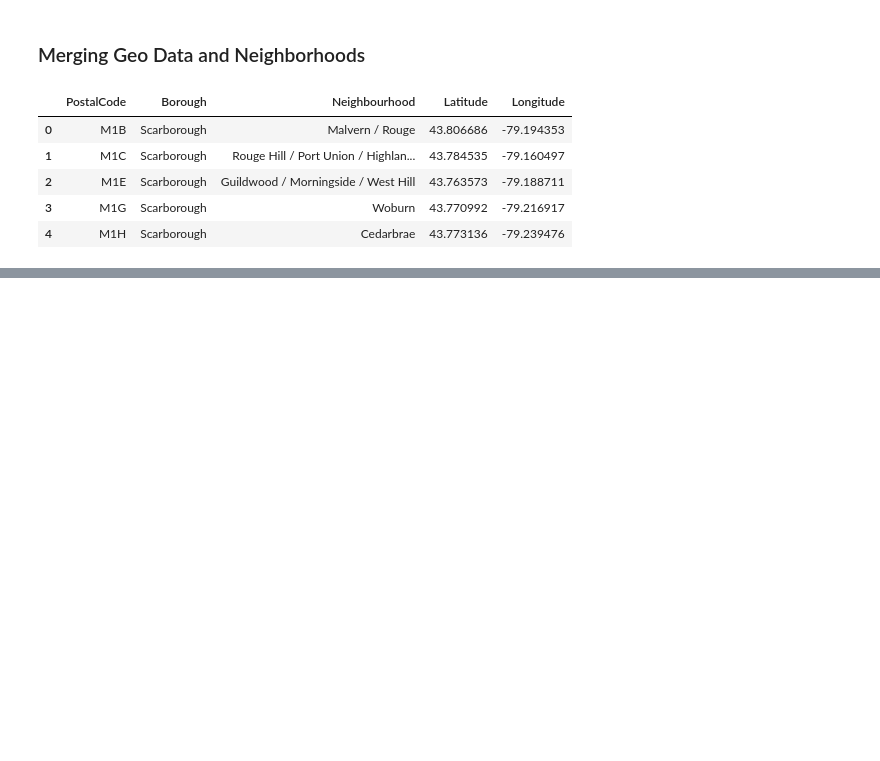
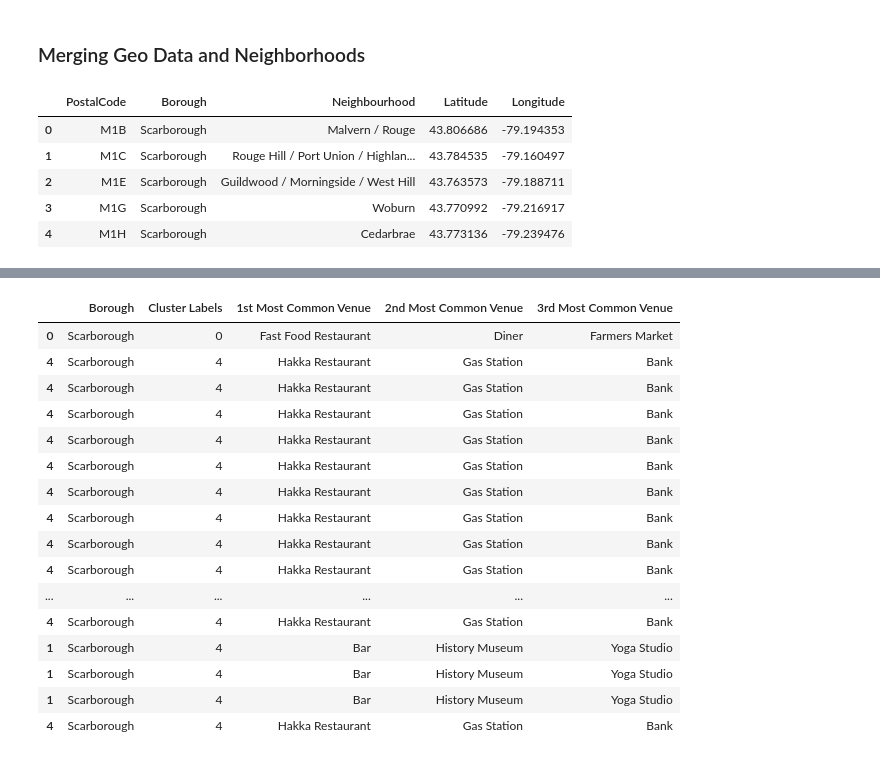
Before and after one commit to MiSeRy-RBDEV/misery, a Jupyter notebook: Segmenting and Clustering Neighborhoods in Toronto.ipynb, the cells around one changed output, grey strips where cells are left out. Saved outputs shown, nothing was run; the diff lists cells and outputs as text; code cells hidden in the pictures; blank space fills up the shorter version.

Commit message:
Published from Watson Studio.

```diff
--- a/Segmenting and Clustering Neighborhoods in Toronto.ipynb
+++ b/Segmenting and Clustering Neighborhoods in Toronto.ipynb
@@ -167,0 +579,3 @@ final_data.head()
+# %%
+toronto_merged['Cluster Labels'] = toronto_merged['Cluster Labels'].astype(int)
+toronto_merged.head()
@@ -167,0 +617,20 @@ final_data.head()
+# %%
+toronto_merged.loc[toronto_merged['Cluster Labels'], toronto_merged.columns[[1] + list(range(5, toronto_merged.shape[1]))]]
+# %% [output]
+|  | Borough | Cluster Labels | 1st Most Common Venue | 2nd Most Common Venue | 3rd Most Common Venue |
+| 0 | Scarborough | 0 | Fast Food Restaurant | Diner | Farmers Market |
+| 4 | Scarborough | 4 | Hakka Restaurant | Gas Station | Bank |
+| 4 | Scarborough | 4 | Hakka Restaurant | Gas Station | Bank |
+| 4 | Scarborough | 4 | Hakka Restaurant | Gas Station | Bank |
+| 4 | Scarborough | 4 | Hakka Restaurant | Gas Station | Bank |
+| 4 | Scarborough | 4 | Hakka Restaurant | Gas Station | Bank |
+| 4 | Scarborough | 4 | Hakka Restaurant | Gas Station | Bank |
+| 4 | Scarborough | 4 | Hakka Restaurant | Gas Station | Bank |
+| 4 | Scarborough | 4 | Hakka Restaurant | Gas Station | Bank |
+| 4 | Scarborough | 4 | Hakka Restaurant | Gas Station | Bank |
+| ... | ... | ... | ... | ... | ... |
+| 4 | Scarborough | 4 | Hakka Restaurant | Gas Station | Bank |
+| 1 | Scarborough | 4 | Bar | History Museum | Yoga Studio |
+| 1 | Scarborough | 4 | Bar | History Museum | Yoga Studio |
+| 1 | Scarborough | 4 | Bar | History Museum | Yoga Studio |
+| 4 | Scarborough | 4 | Hakka Restaurant | Gas Station | Bank |
```
Also changed, not shown: parts of 32 cells of this notebook.
